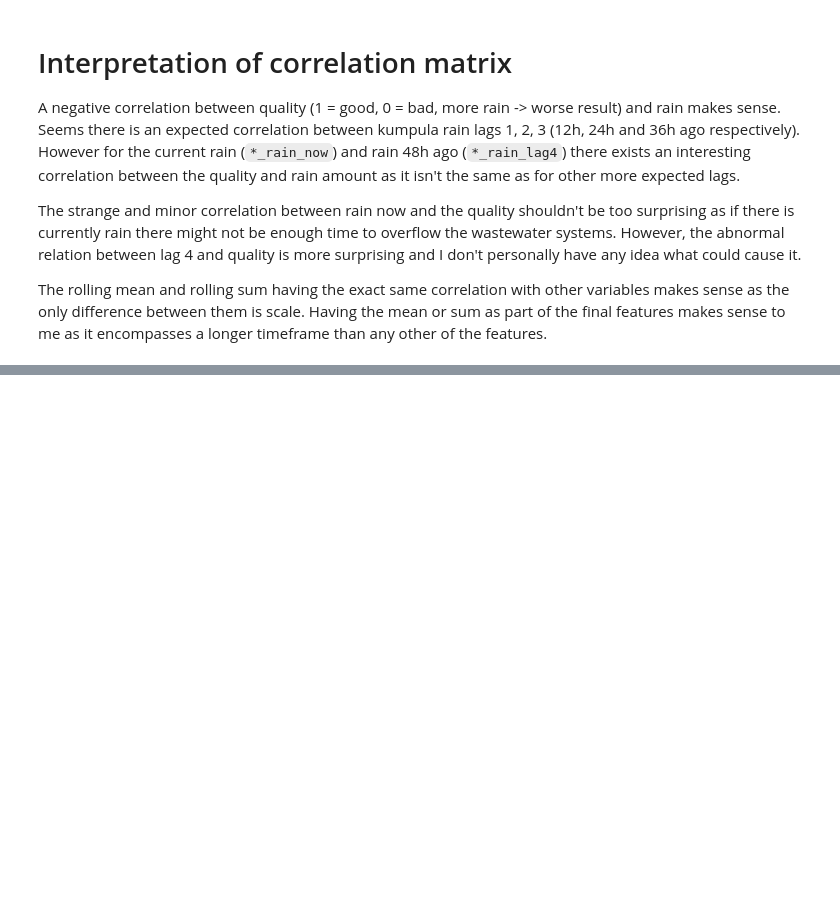
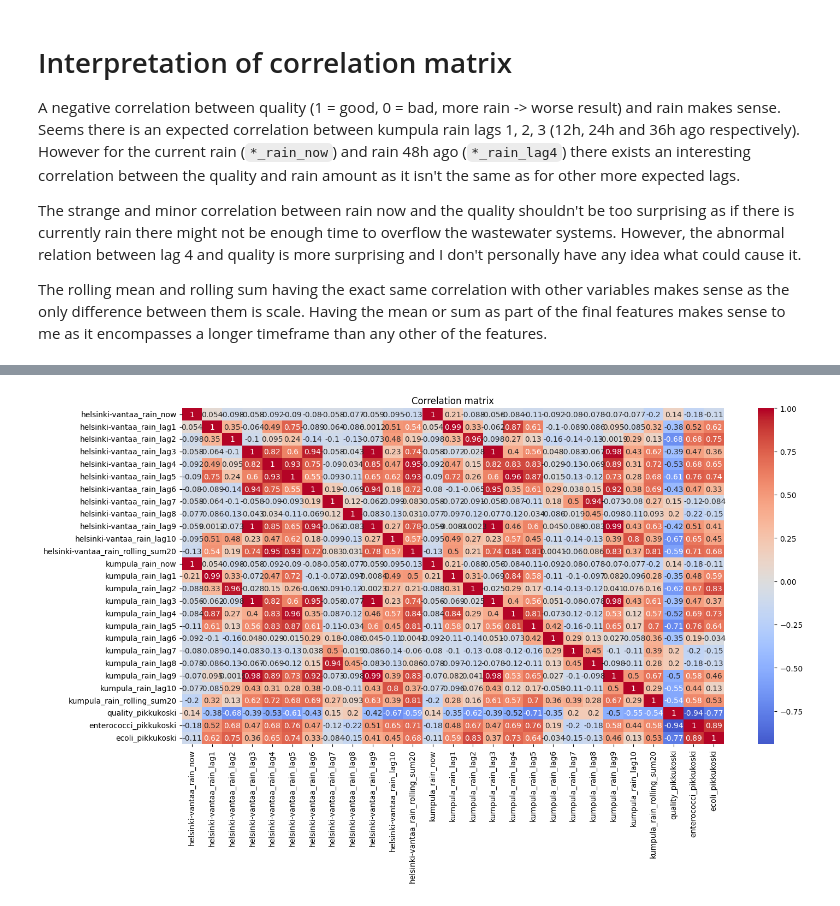
Before and after one commit to shaiggon/pikkukoski-analysis, a Jupyter notebook: notebooks/model_exploration.ipynb, the cells around one changed output, grey strips where cells are left out. Drawn from its saved outputs; the diff is of its cells as text; code cells hidden in the pictures; blank space fills up the shorter version.

```diff
--- a/notebooks/model_exploration.ipynb
+++ b/notebooks/model_exploration.ipynb
@@ -177,0 +178,21 @@ print(X.shape)
+# %%
+def try_shorter_resampling_for_rain():
+  weather_files, measurement_files = get_filenames()
+  X, Y = load_dataset(weather_files, measurement_files, "6h", 10, 20)
+
+
+  # Build a correlation matrix of features
+  df = pd.merge(X, Y, on="date")
+  features = [col for col in df if "rain_lag" in col or "now" in col or "sum" in col or "pikkukoski" in col]
+  df = df[features]
+  corr_matrix = df.corr()
+
+  plt.figure(figsize=(16, 8))
+  sns.heatmap(corr_matrix, annot=True, cmap="coolwarm", center=0)
+  plt.title("Correlation matrix")
+  plt.show()
+
+
+try_shorter_resampling_for_rain()
+# %% [output]
+[figure, added]
```
Also changed, not shown: parts of 4 cells of this notebook.
